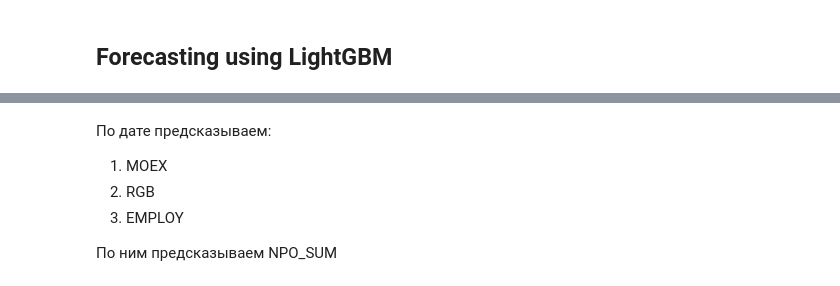
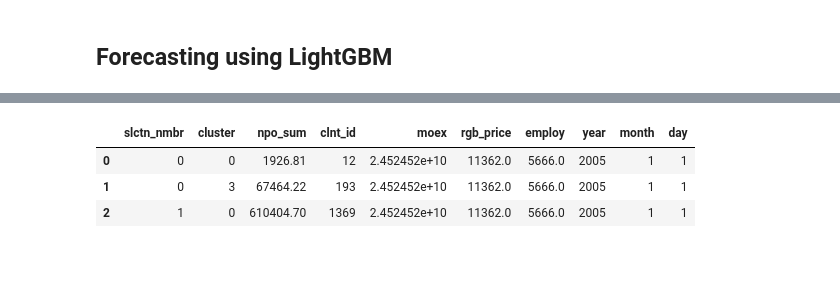
Before and after one commit to Snopoff/NSPF-Financial-Behavior, a Jupyter notebook: Cluster Forecasting.ipynb, the cells around one changed output, grey strips where cells are left out. Saved outputs shown, nothing was run; the diff lists cells and outputs as text; code cells hidden in the pictures; blank space fills up the shorter version.

```diff
--- a/Cluster Forecasting.ipynb
+++ b/Cluster Forecasting.ipynb
@@ -248,7 +250,8 @@ You can set `force_col_wise=true` to remove the overhead.
-# %% [markdown]
-По дате предсказываем:
-1. MOEX
-2. RGB
-3. EMPLOY
-
-По ним предсказываем NPO_SUM
+# %%
+quarterly_data = pd.read_csv('clean_data/quarterly_data.csv', index_col=0)
+quarterly_data.head(3)
+# %% [output]
+|  | slctn_nmbr | cluster | npo_sum | clnt_id | moex | rgb_price | employ | year | month | day |
+| 0 | 0 | 0 | 1926.81 | 12 | 2.452452e+10 | 11362.0 | 5666.0 | 2005 | 1 | 1 |
+| 1 | 0 | 3 | 67464.22 | 193 | 2.452452e+10 | 11362.0 | 5666.0 | 2005 | 1 | 1 |
+| 2 | 1 | 0 | 610404.70 | 1369 | 2.452452e+10 | 11362.0 | 5666.0 | 2005 | 1 | 1 |
```
Also changed, not shown: parts of 12 cells of this notebook, 6 other files.
